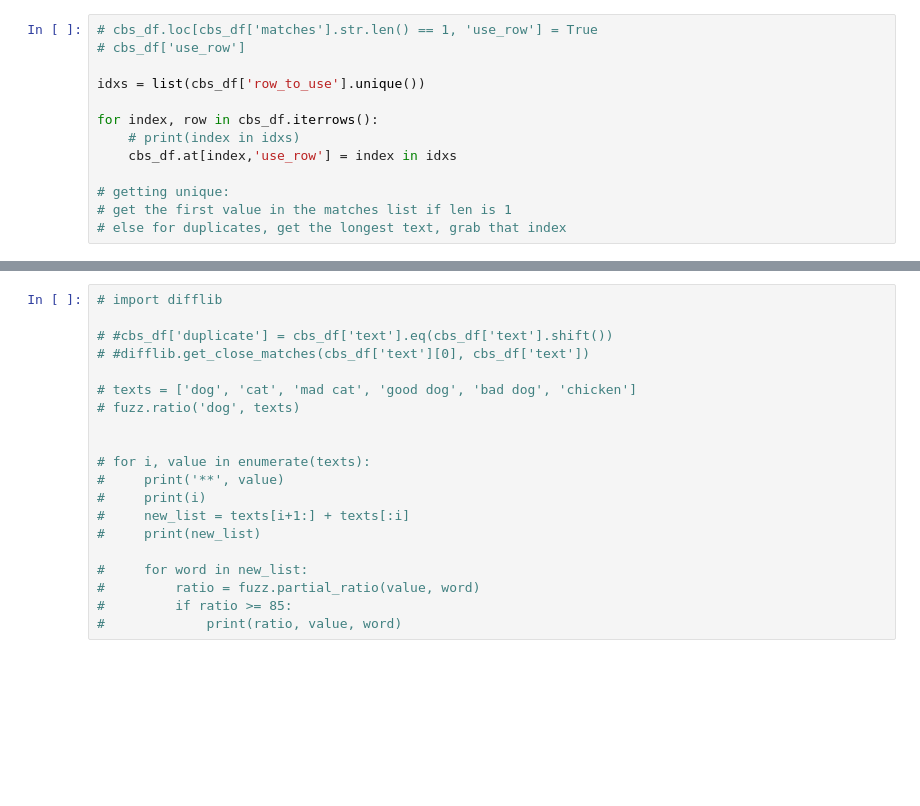
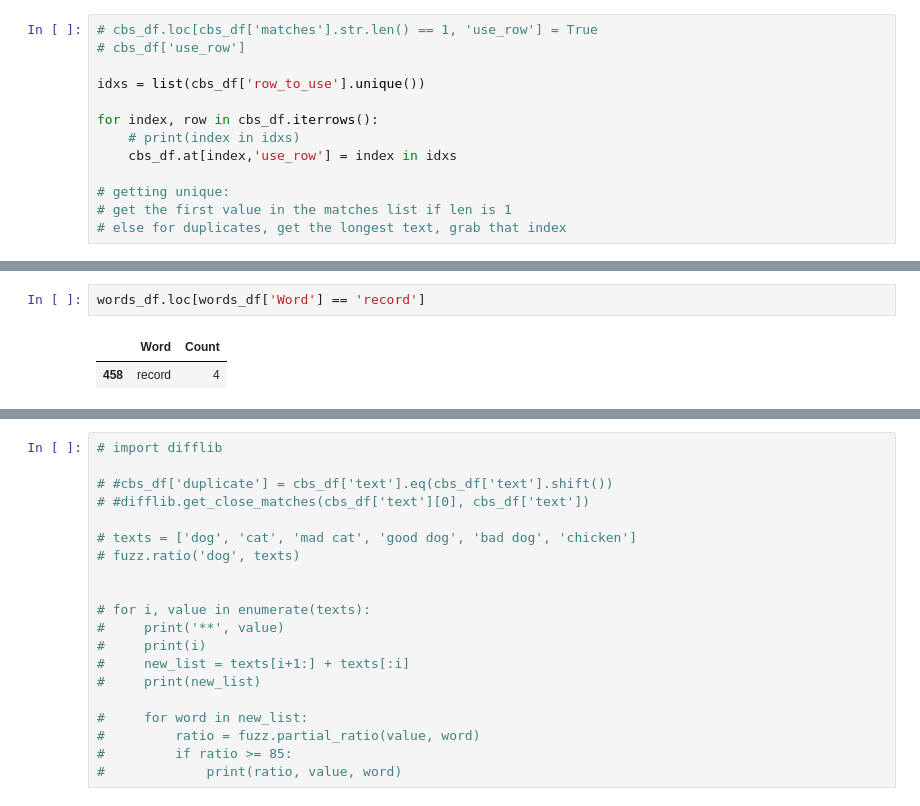
Before and after one commit to rebeldroid12/nielsen-weather-project, a Jupyter notebook: data/cbs.ipynb, the cells around one changed output, grey strips where cells are left out. Drawn from its saved outputs; the diff is of its cells as text; blank space fills up the shorter version.

```diff
--- a/data/cbs.ipynb
+++ b/data/cbs.ipynb
@@ -313,4 +312,9 @@ Non Climate-related     698
 [figure]
+# %%
+words_df.loc[words_df['Word'] == 'record']
+# %% [output]
+|  | Word | Count |
+| 458 | record | 4 |
 # %%
 # find climate related word frequencies
 
```
Also changed, not shown: parts of 23 cells of this notebook, 18 other files.
